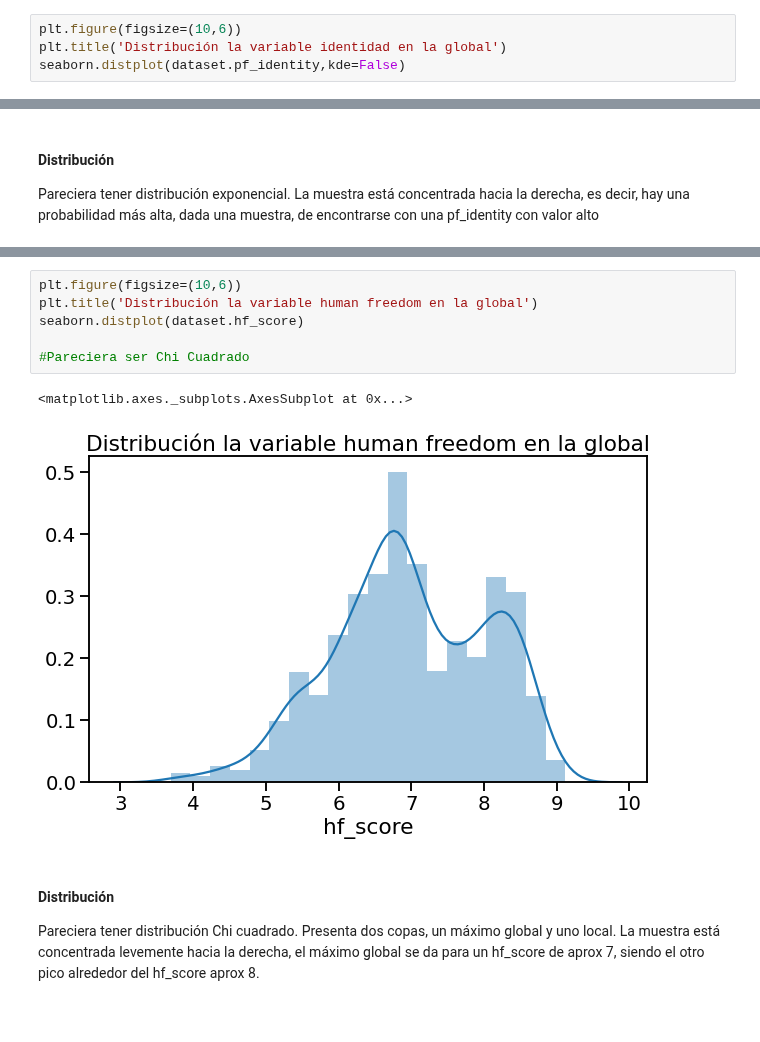
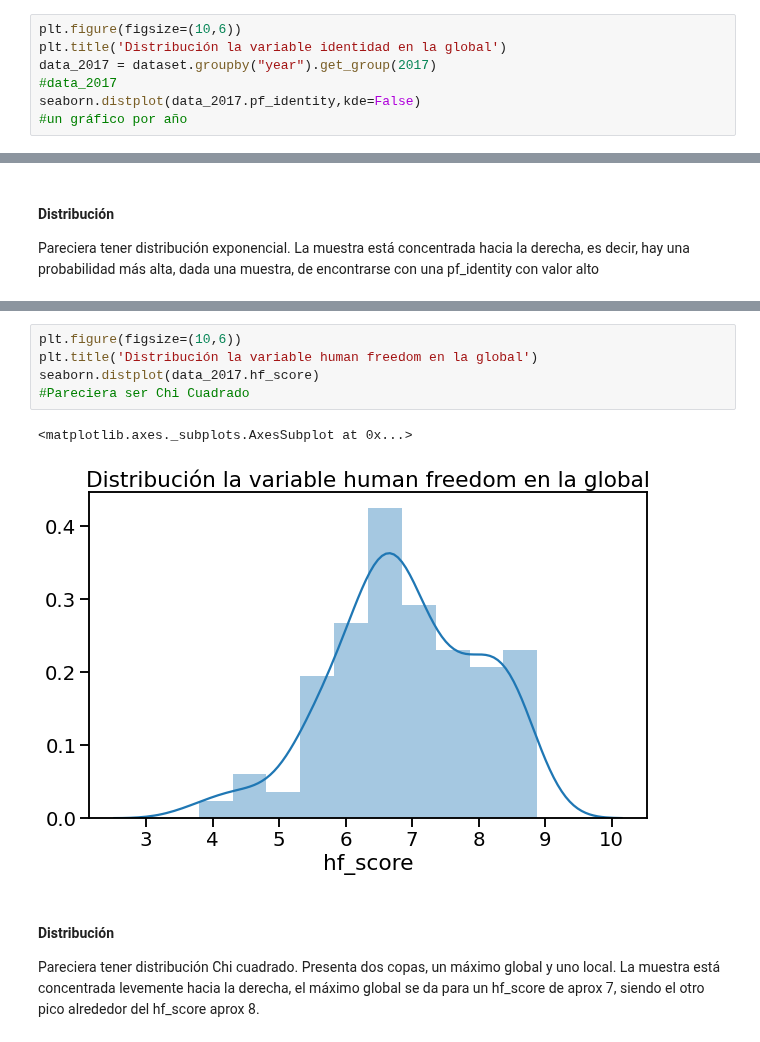
Before and after one commit to diplodatos2020-grupo5/AnalisisyVisualizacion, a Jupyter notebook: practico.ipynb, the cells around one changed output, grey strips where cells are left out. Saved outputs shown, nothing was run; the diff lists cells and outputs as text.

```diff
--- a/practico.ipynb
+++ b/practico.ipynb
@@ -453,6 +431,9 @@ https://relopezbriega.github.io/blog/2016/06/29/distribuciones-de-probabilidad-c
 # %%
 plt.figure(figsize=(10,6))
 plt.title('Distribución la variable identidad en la global')
-seaborn.distplot(dataset.pf_identity,kde=False)
+data_2017 = dataset.groupby("year").get_group(2017)
+#data_2017
+seaborn.distplot(data_2017.pf_identity,kde=False)
+#un gráfico por año
 # %% [output]
 <matplotlib.axes._subplots.AxesSubplot at 0x...>
@@ -472,12 +453,11 @@ seaborn.distplot(latam.pf_identity, kde=False)
 # %%
 plt.figure(figsize=(10,6))
 plt.title('Distribución la variable human freedom en la global')
-seaborn.distplot(dataset.hf_score)
-
+seaborn.distplot(data_2017.hf_score)
 #Pareciera ser Chi Cuadrado
 # %% [output]
 <matplotlib.axes._subplots.AxesSubplot at 0x...>
-[figure, old version]
+[figure, new version]
 # %% [markdown]
 #### Distribución
 Pareciera tener distribución Chi cuadrado.
```
Also changed, not shown: parts of 17 cells of this notebook.
